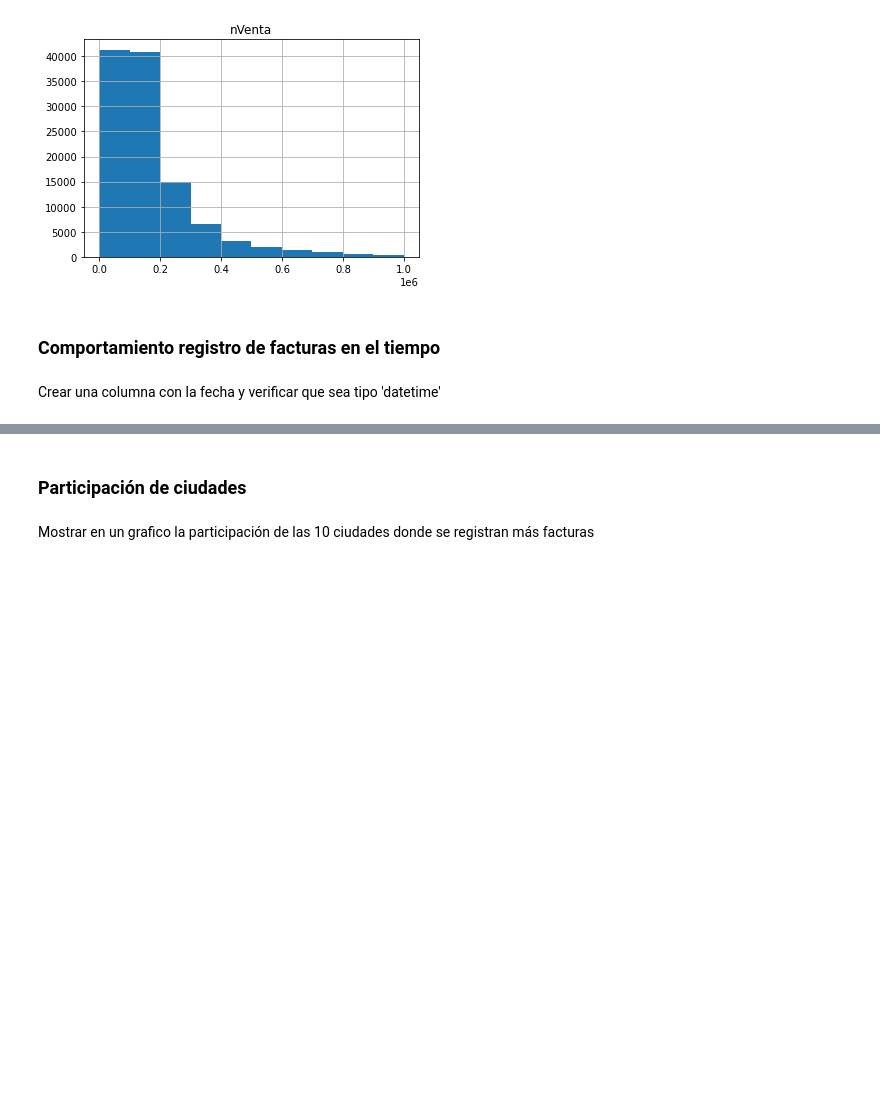
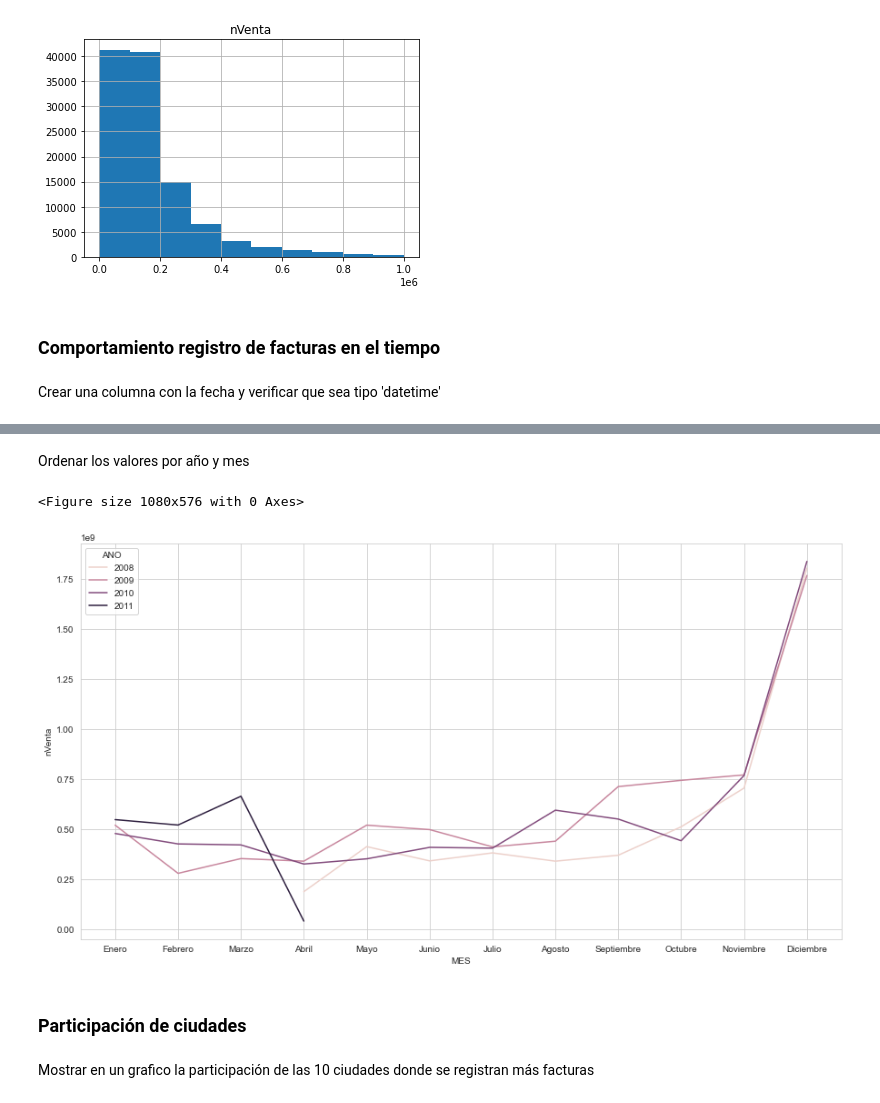
Before and after one commit to santyjara/Data-science-workshops, a Jupyter notebook: Demos/Demo - Basic visualizations DataFrame.ipynb, the cells around one changed output, grey strips where cells are left out. Cells and saved outputs as stored; diff of their text form; code cells hidden in the pictures; blank space fills up the shorter version.

```diff
--- a/Demos/Demo - Basic visualizations DataFrame.ipynb
+++ b/Demos/Demo - Basic visualizations DataFrame.ipynb
@@ -116,0 +129,4 @@ Realizar un grafico donde se muestre el comportamiento del valor de las facturas
+# %%
+df['month'] = df['fecha'].dt.month_name() # crear una columna que contenga el mes el texto
+# %%
+resumen_ventas = df.groupby(['ANO','MES','MES 2']).sum()['nVenta'].reset_index()
@@ -117,3 +153,13 @@ Realizar un grafico donde se muestre el comportamiento del valor de las facturas
+# %% [markdown]
+Ordenar los valores por año y mes
+# %%
+resumen_ventas.sort_values('MES 2', inplace=True)
+# %%
+plt.figure(figsize=(15,8))
+ax = sns.lineplot(data=resumen_ventas, x="MES", y="nVenta", hue="ANO")
+# %% [output]
+<Figure size 1080x576 with 0 Axes>
+[figure, added]
 # %% [markdown]
 ### Participación de ciudades
 # %% [markdown]
```
Also changed, not shown: parts of 16 cells of this notebook, 3 other files.
